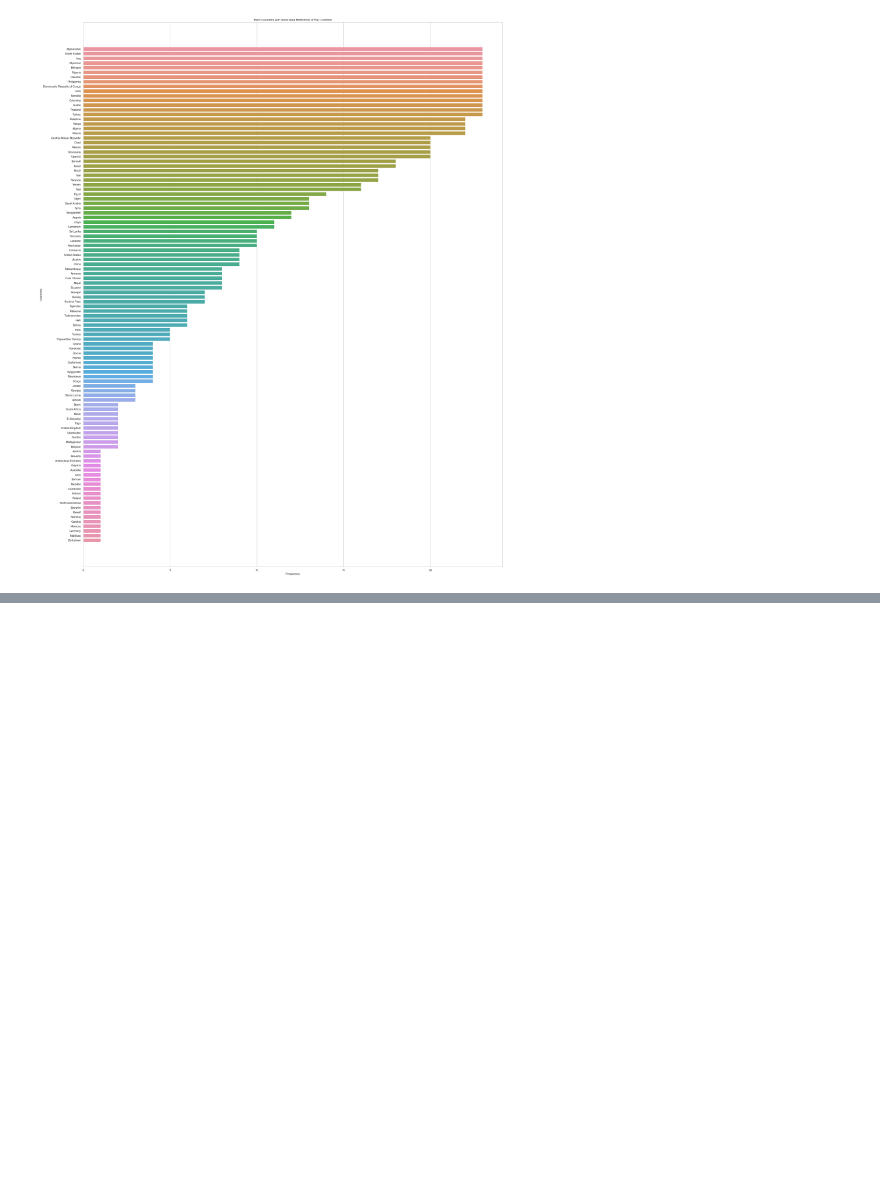
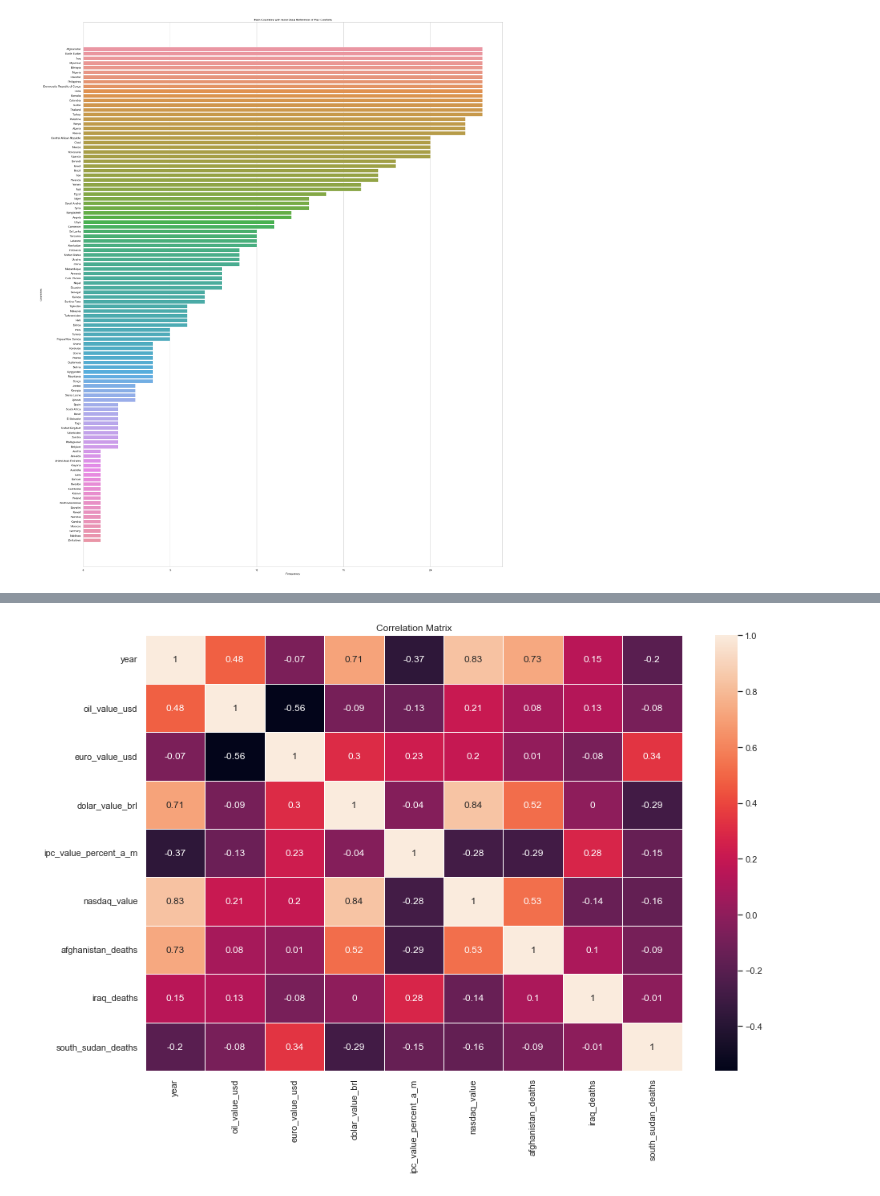
Before and after one commit to FIAP-61/petrolytics, a Jupyter notebook: notebooks/tech_challenge_fase04_group_61.ipynb, the cells around one changed output, grey strips where cells are left out. Saved outputs shown, nothing was run; the diff lists cells and outputs as text; code cells hidden in the pictures; blank space fills up the shorter version.

```diff
--- a/notebooks/tech_challenge_fase04_group_61.ipynb
+++ b/notebooks/tech_challenge_fase04_group_61.ipynb
@@ -1001,0 +1038,24 @@ plt.plot()
+# %%
+## DATAVIZ HEAT MAP PLOT
+
+# Database References
+
+db_war_oil_pivot = db_war_oil.pivot(index='year', columns='country', values='conflict_deaths')
+db_war_oil_pivot = db_war_oil_pivot.rename(columns={'Afghanistan': 'afghanistan_deaths', 'Iraq': 'iraq_deaths', 'South Sudan': 'south_sudan_deaths'})
+
+corr_matrix_war = db_main_year.merge(db_war_oil_pivot, how='left', on='year')
+corr_matrix_war = corr_matrix_war[['year', 'oil_value_usd', 'euro_value_usd', 'dolar_value_brl', 'ipc_value_percent_a_m', 'nasdaq_value', 'afghanistan_deaths', 'iraq_deaths', 'south_sudan_deaths']]
+corr_matrix_war = corr_matrix_war.corr().round(2)
+
+
+# Matriz de Correlação
+fig, ax = plt.subplots(figsize=(15,10))
+
+sns.heatmap(data=corr_matrix_war, annot=True, linewidths=.5, ax=ax)
+plt.title('Correlation Matrix')
+
+# plt.savefig(r'..\plots\matriz_correlacao.png', bbox_inches='tight')
+
+plt.show()
+# %% [output]
+[figure, added]
```
Also changed, not shown: parts of 6 cells of this notebook.
